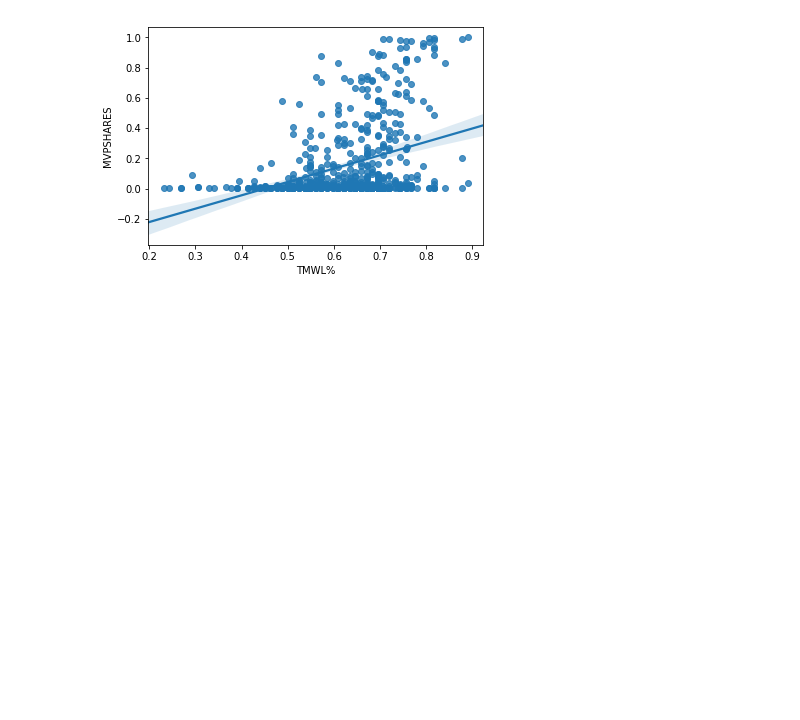
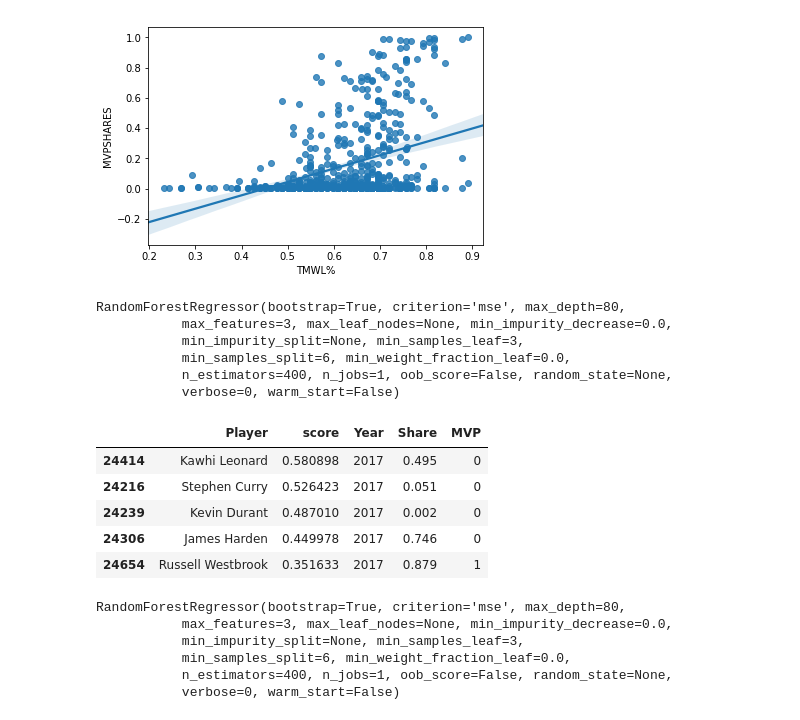
Before and after one commit to micsab/thinkful_files, a Jupyter notebook: unit_3/lesson_7/capstone_real.ipynb, the cells around one changed output. Cells and saved outputs as stored; diff of their text form; code cells hidden in the pictures; blank space fills up the shorter version.

```diff
--- a/unit_3/lesson_7/capstone_real.ipynb
+++ b/unit_3/lesson_7/capstone_real.ipynb
@@ -496,3 +476,52 @@ sns.regplot(mvp_cand['TMWL%'], mvp_cand['MVPSHARES'])
 # %% [output]
 <matplotlib.axes._subplots.AxesSubplot at 0x...>
 [figure]
+# %%
+season_2017 = season_stats[season_stats['Year'] == 2017.0]
+season_not2017 = season_stats[season_stats['Year'] != 2017.0]
+
+X = season_not2017[feat_to_use]
+y = season_not2017['MVPSHARES']
+rf = RandomForestRegressor(bootstrap = True, max_depth = 80, max_features = 3,
+                           min_samples_leaf = 3, min_samples_split = 6,
+                           n_estimators = 400)
+rf.fit(X,y)
+# %% [output]
+RandomForestRegressor(bootstrap=True, criterion='mse', max_depth=80,
+           max_features=3, max_leaf_nodes=None, min_impurity_decrease=0.0,
+           min_impurity_split=None, min_samples_leaf=3,
+           min_samples_split=6, min_weight_fraction_leaf=0.0,
+           n_estimators=400, n_jobs=1, oob_score=False, random_state=None,
+           verbose=0, warm_start=False)
+# %%
+test_pred = rf.predict(season_2017[feat_to_use])
+test_results = pd.DataFrame(season_2017.Player)
+test_results['score'] = test_pred
+test_results['Year'] = season_2017['Year']
+test_results['Share'] = season_2017['MVPSHARES']
+test_results['MVP'] = season_2017['MVP']
+test_results.sort_values('score', ascending=False).head()
+# %% [output]
+|  | Player | score | Year | Share | MVP |
+| 24414 | Kawhi Leonard | 0.580898 | 2017 | 0.495 | 0 |
+| 24216 | Stephen Curry | 0.526423 | 2017 | 0.051 | 0 |
+| 24239 | Kevin Durant | 0.487010 | 2017 | 0.002 | 0 |
+| 24306 | James Harden | 0.449978 | 2017 | 0.746 | 0 |
+| 24654 | Russell Westbrook | 0.351633 | 2017 | 0.879 | 1 |
+# %%
+season_2016 = season_stats[season_stats['Year'] == 2016.0]
+season_not2016 = season_stats[season_stats['Year'] != 2016.0]
+
+X = season_not2016[feat_to_use]
+y = season_not2016['MVPSHARES']
+rf = RandomForestRegressor(bootstrap = True, max_depth = 80, max_features = 3,
+                           min_samples_leaf = 3, min_samples_split = 6,
+                           n_estimators = 400)
+rf.fit(X,y)
+# %% [output]
+RandomForestRegressor(bootstrap=True, criterion='mse', max_depth=80,
+           max_features=3, max_leaf_nodes=None, min_impurity_decrease=0.0,
+           min_impurity_split=None, min_samples_leaf=3,
+           min_samples_split=6, min_weight_fraction_leaf=0.0,
+           n_estimators=400, n_jobs=1, oob_score=False, random_state=None,
+           verbose=0, warm_start=False)
```
Also changed, not shown: parts of 8 cells of this notebook, 1 other file.
